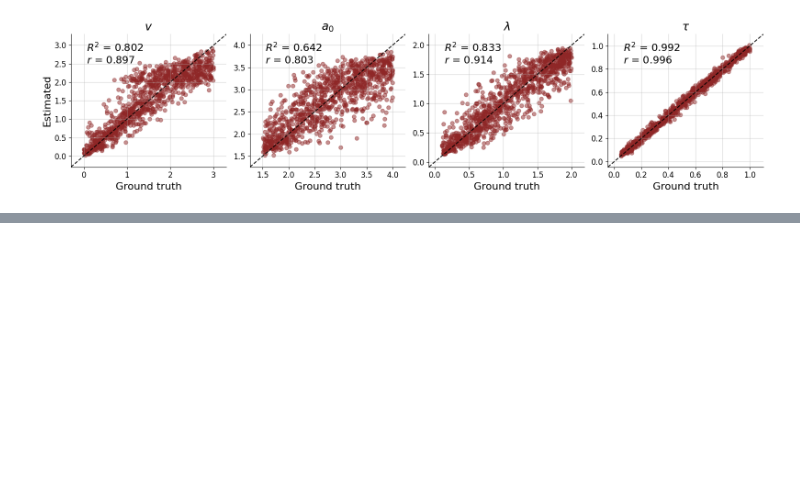
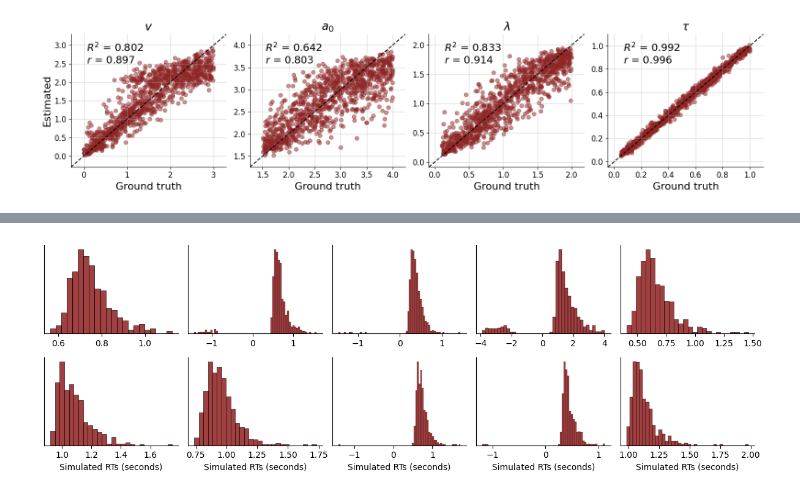
Before and after one commit to AmirHoseinHadian/CTDM_recovery, a Jupyter notebook: _02_BF/_01_DDM/_01_no_constrain/CTDDM_hyperbolic.ipynb, the cells around one changed output, grey strips where cells are left out. Saved outputs shown, nothing was run; the diff lists cells and outputs as text; code cells hidden in the pictures; blank space fills up the shorter version.

```diff
--- a/_02_BF/_01_DDM/_01_no_constrain/CTDDM_hyperbolic.ipynb
+++ b/_02_BF/_01_DDM/_01_no_constrain/CTDDM_hyperbolic.ipynb
@@ -191,0 +204,3 @@ f = bf.diagnostics.plot_recovery(
+# %%
+%%time
+example_sim = model.generate(batch_size=32)
@@ -191,0 +210,10 @@ f = bf.diagnostics.plot_recovery(
+# %%
+f, axarr = plt.subplots(2, 5, figsize=(12, 4))
+for i, ax in enumerate(axarr.flat):
+    sns.histplot(example_sim["sim_data"][i, : , 0], color="maroon", alpha=0.75, ax=ax)
+    sns.despine(ax=ax)
+    ax.set_ylabel("")
+    ax.set_yticks([])
+    if i > 4:
+        ax.set_xlabel("Simulated RTs (seconds)")
+f.tight_layout()
@@ -191,0 +247,3 @@ f = bf.diagnostics.plot_recovery(
+# %%
+model = CollapsingDDM(model_configs['exponential_ndt_contraint'])
+approximator = NeuralApproximator(model)
@@ -191,0 +262,3 @@ f = bf.diagnostics.plot_recovery(
+# %%
+%%time
+example_sim = model.generate(batch_size=32)
@@ -191,0 +268,12 @@ f = bf.diagnostics.plot_recovery(
+# %%
+f, axarr = plt.subplots(2, 5, figsize=(12, 4))
+for i, ax in enumerate(axarr.flat):
+    sns.histplot(example_sim["sim_data"][i, : , 0], color="maroon", alpha=0.75, ax=ax)
+    sns.despine(ax=ax)
+    ax.set_ylabel("")
+    ax.set_yticks([])
+    if i > 4:
+        ax.set_xlabel("Simulated RTs (seconds)")
+f.tight_layout()
+# %% [output]
+[figure, added]
```
Also changed, not shown: parts of 26 cells of this notebook.
